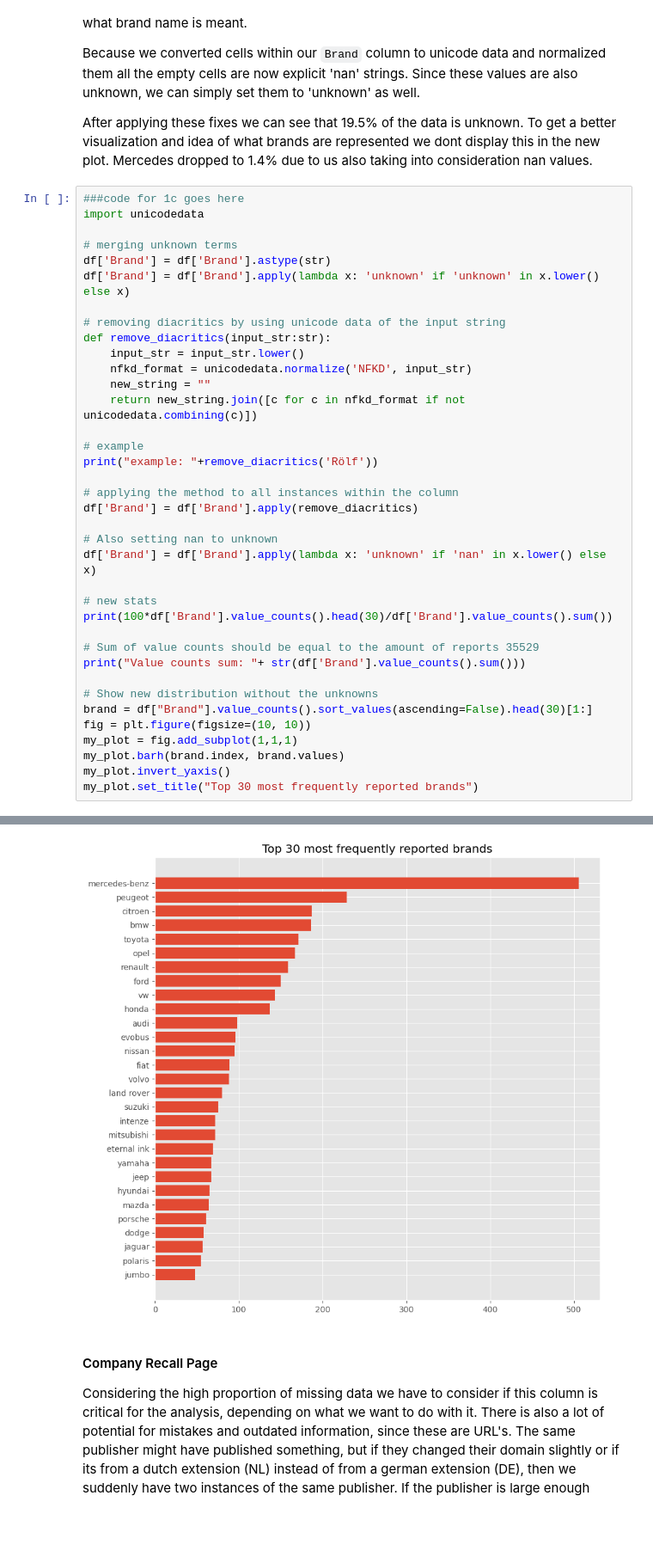
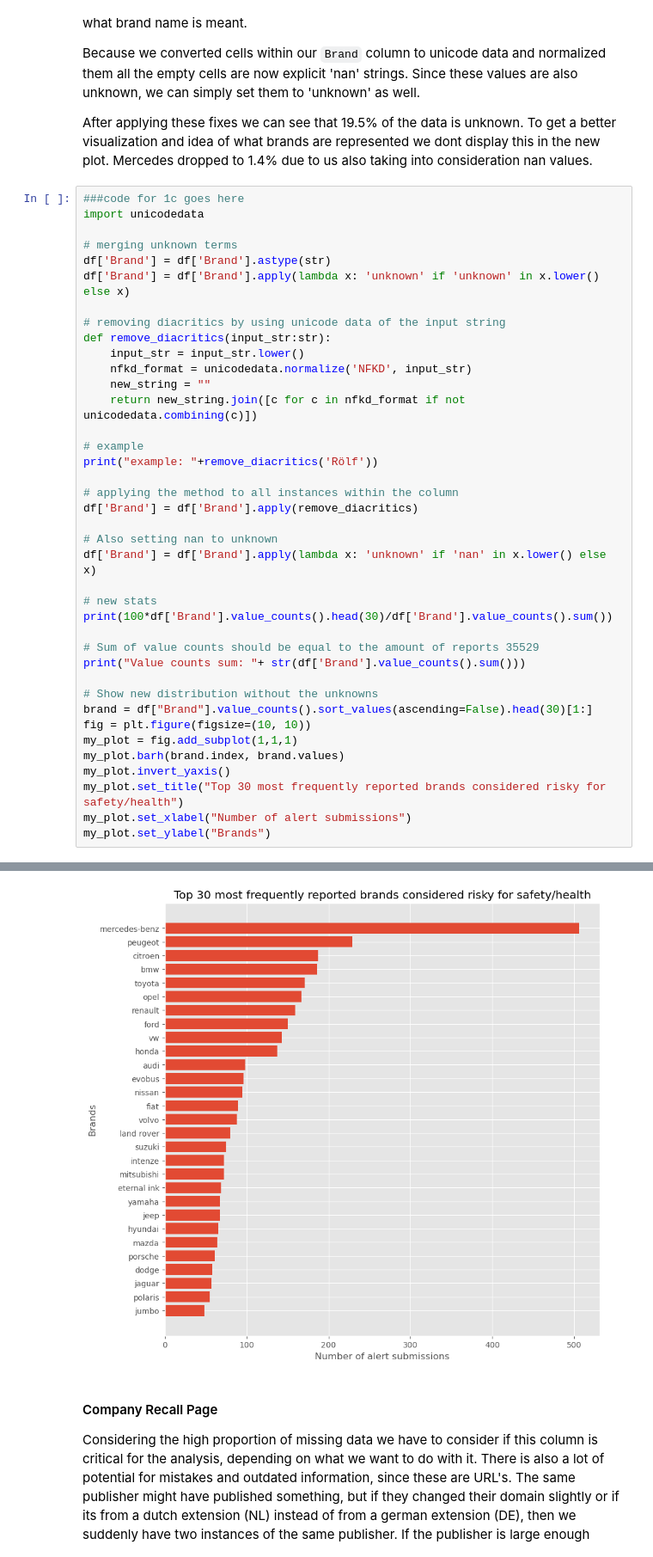
Before and after one commit to noah18c/Data_analysis, a Jupyter notebook: clinic_1/clinic1-2024.ipynb, the cells around one changed output, grey strips where cells are left out. Shown at 86% size. Saved outputs shown, nothing was run; the diff lists cells and outputs as text; blank space fills up the shorter version.

```diff
--- a/clinic_1/clinic1-2024.ipynb
+++ b/clinic_1/clinic1-2024.ipynb
@@ -456,7 +474,9 @@ fig = plt.figure(figsize=(10, 10))
 my_plot = fig.add_subplot(1,1,1)
 my_plot.barh(brand.index, brand.values)
 my_plot.invert_yaxis()
-my_plot.set_title("Top 30 most frequently reported brands")
+my_plot.set_title("Top 30 most frequently reported brands considered risky for safety/health")
+my_plot.set_xlabel("Number of alert submissions")
+my_plot.set_ylabel("Brands")
 # %% [output]
 example: rolf
 Brand
@@ -479,4 +499,4 @@ Text(0.5, 1.0, 'Top 30 most frequently reported brands')
-[figure, old version]
+[figure, new version]
 # %% [markdown]
 #### Company Recall Page
 Considering the high proportion of missing data we have to consider if this column is critical for the analysis, depending on what we want to do with it. There is also a lot of potential for mistakes and outdated information, since these are URL's. The same publisher might have published something, but if they changed their domain slightly or if its from a dutch extension (NL) instead of from a german extension (DE), then we suddenly have two instances of the same publisher. If the publisher is large enough operating in different countries this can become a problem.
```
Also changed, not shown: parts of 10 cells of this notebook.
